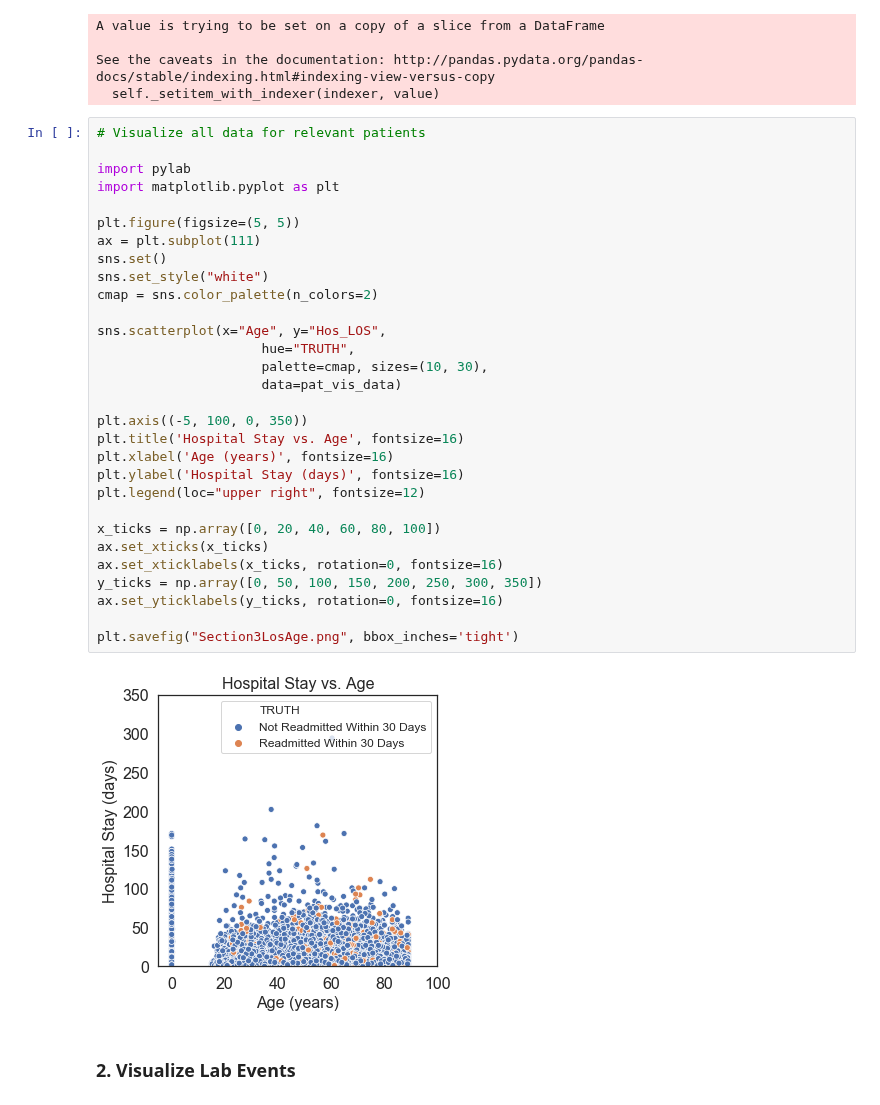
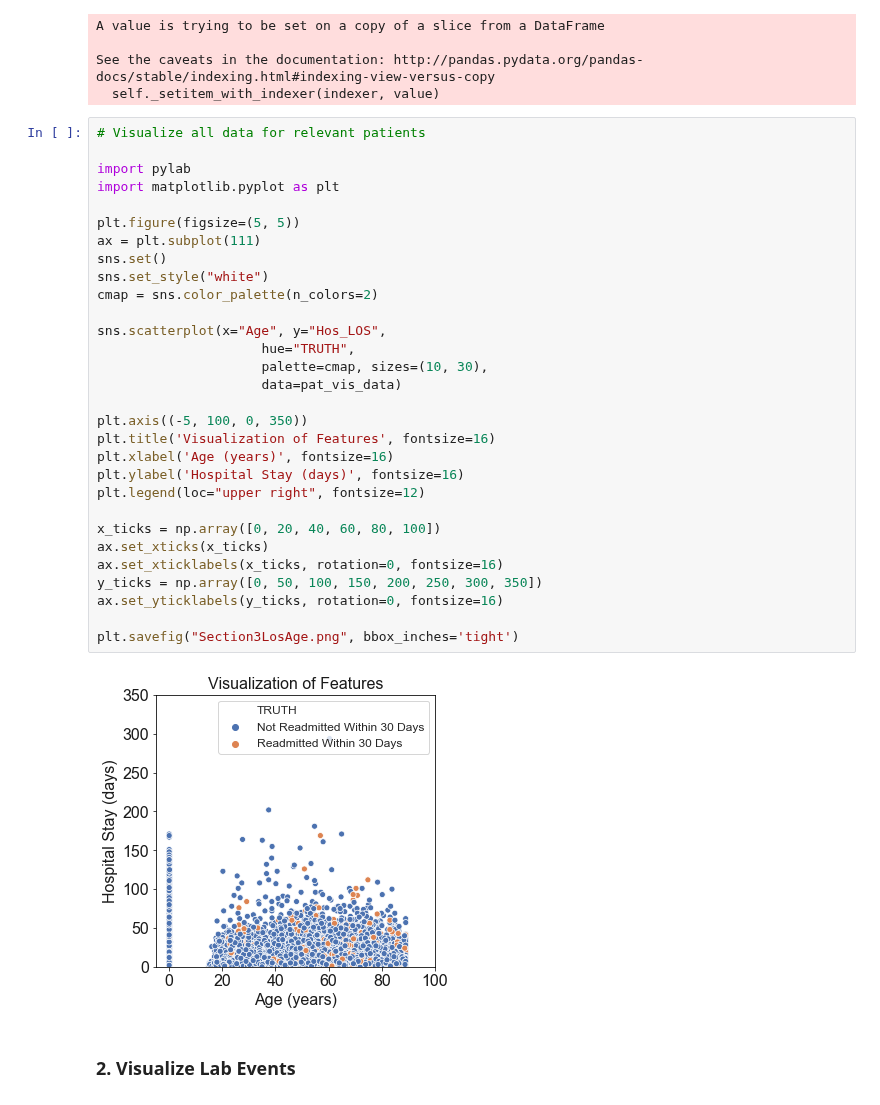
Before and after one commit to kevinmchu/BME590Final, a Jupyter notebook: Process Book.ipynb, the cells around one changed output. Drawn from its saved outputs; the diff is of its cells as text.

```diff
--- a/Process Book.ipynb
+++ b/Process Book.ipynb
@@ -558,35 +558,35 @@ See the caveats in the documentation: http://pandas.pydata.org/pandas-docs/stabl
 # %%
 # Visualize all data for relevant patients
 
 import pylab
 import matplotlib.pyplot as plt
 
 plt.figure(figsize=(5, 5))
 ax = plt.subplot(111)
 sns.set()
 sns.set_style("white")
 cmap = sns.color_palette(n_colors=2)
 
 sns.scatterplot(x="Age", y="Hos_LOS",
                      hue="TRUTH",
                      palette=cmap, sizes=(10, 30),
                      data=pat_vis_data)
 
 plt.axis((-5, 100, 0, 350))
-plt.title('Hospital Stay vs. Age', fontsize=16)
+plt.title('Visualization of Features', fontsize=16)
 plt.xlabel('Age (years)', fontsize=16)
 plt.ylabel('Hospital Stay (days)', fontsize=16)
 plt.legend(loc="upper right", fontsize=12)
 
 x_ticks = np.array([0, 20, 40, 60, 80, 100])
 ax.set_xticks(x_ticks)
 ax.set_xticklabels(x_ticks, rotation=0, fontsize=16)
 y_ticks = np.array([0, 50, 100, 150, 200, 250, 300, 350])
 ax.set_yticklabels(y_ticks, rotation=0, fontsize=16)
 
 plt.savefig("Section3LosAge.png", bbox_inches='tight')
 # %% [output]
-[figure, old version]
+[figure, new version]
 # %% [markdown]
 ### 2. Visualize Lab Events
 # %% [markdown]
```
Also changed, not shown: parts of 10 cells of this notebook.
